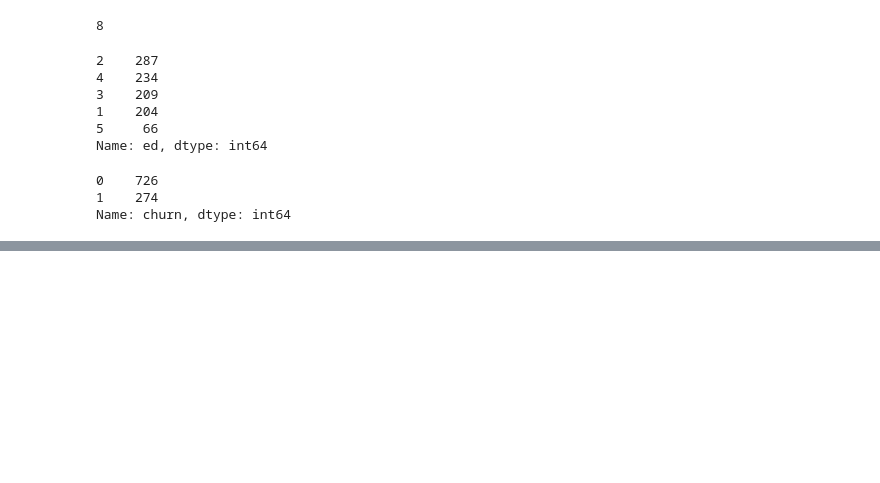
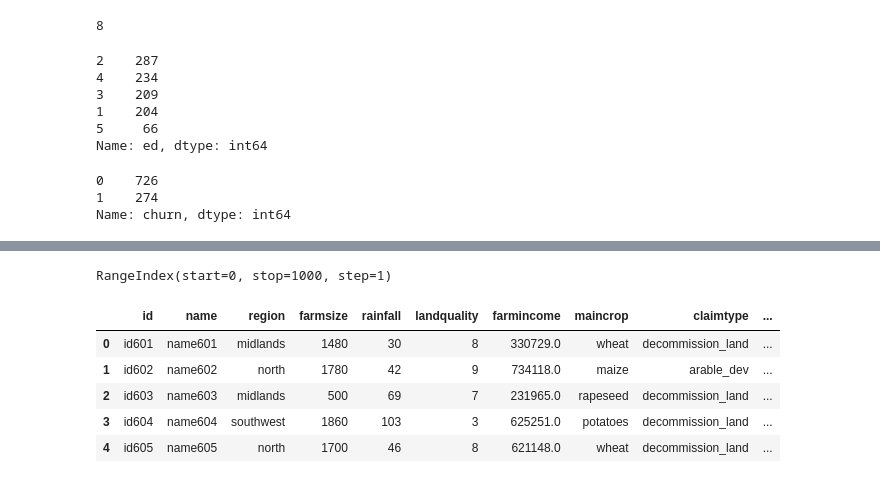
Before and after one commit to NasimShokrgozar/FirstSc, a Jupyter notebook: Session5_Basic.ipynb, the cells around one changed output, grey strips where cells are left out. Drawn from its saved outputs; the diff is of its cells as text; code cells hidden in the pictures; blank space fills up the shorter version.

```diff
--- a/Session5_Basic.ipynb
+++ b/Session5_Basic.ipynb
@@ -244,0 +362,15 @@ Name: churn, dtype: int64
+# %%
+df_Telco.index
+# %% [output]
+RangeIndex(start=0, stop=1000, step=1)
+# %%
+#تمرین
+df_f=pd.read_excel('/content/Farm - clustering or prediction.xlsx')
+df_f.head()
+# %% [output]
+|  | id | name | region | farmsize | rainfall | landquality | farmincome | maincrop | claimtype | ... |
+| 0 | id601 | name601 | midlands | 1480 | 30 | 8 | 330729.0 | wheat | decommission_land | ... |
+| 1 | id602 | name602 | north | 1780 | 42 | 9 | 734118.0 | maize | arable_dev | ... |
+| 2 | id603 | name603 | midlands | 500 | 69 | 7 | 231965.0 | rapeseed | decommission_land | ... |
+| 3 | id604 | name604 | southwest | 1860 | 103 | 3 | 625251.0 | potatoes | decommission_land | ... |
+| 4 | id605 | name605 | north | 1700 | 46 | 8 | 621148.0 | wheat | decommission_land | ... |
```
Also changed, not shown: parts of 17 cells of this notebook.
